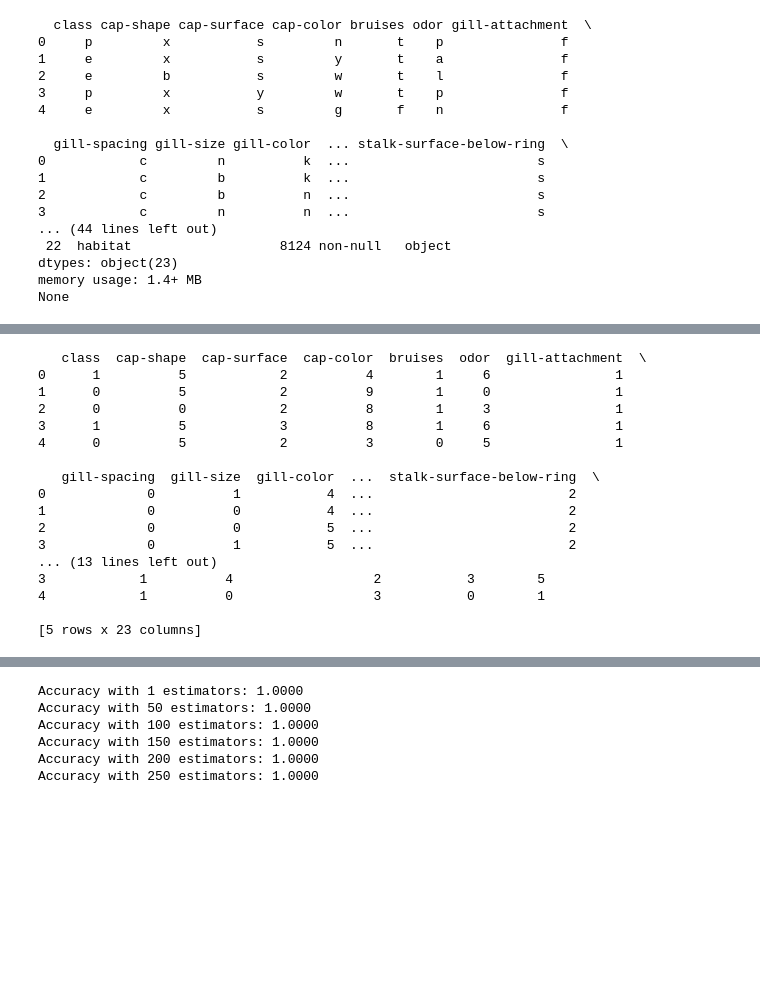
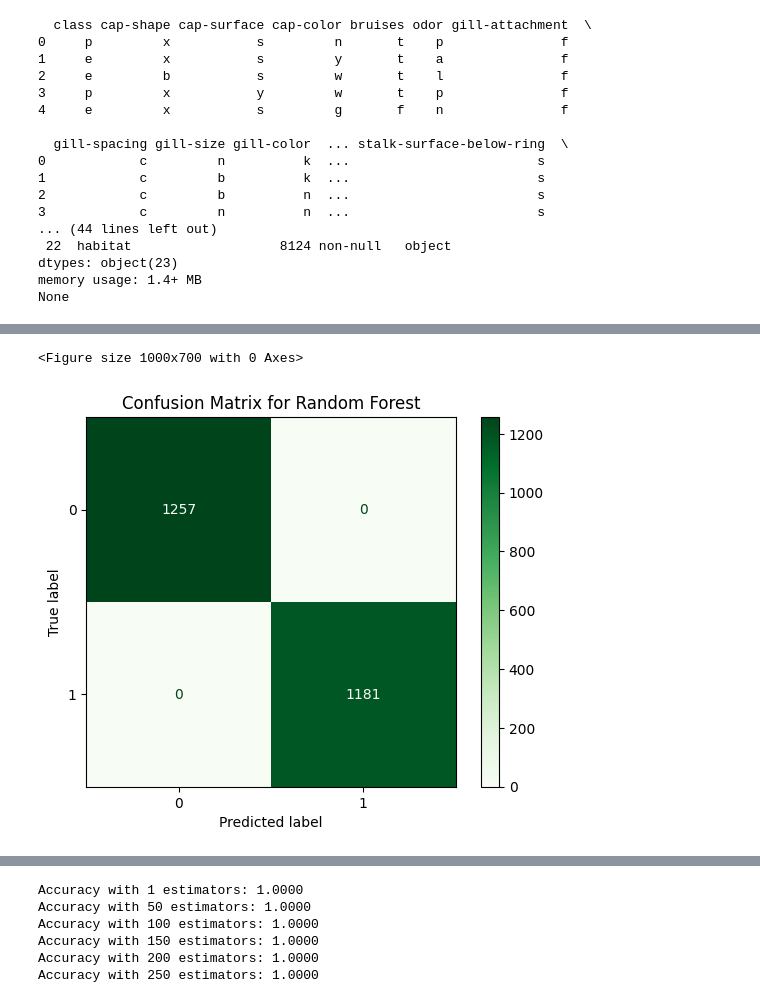
Before and after one commit to sanlamia/MLsummer24, a Jupyter notebook: Colaboratory_তে_স্বাগতম.ipynb, the cells around one changed output, grey strips where cells are left out. Saved outputs shown, nothing was run; the diff lists cells and outputs as text; code cells hidden in the pictures; blank space fills up the shorter version.

```diff
--- a/Colaboratory_তে_স্বাগতম.ipynb
+++ b/Colaboratory_তে_স্বাগতম.ipynb
@@ -82,29 +80,10 @@ plt.show()
-# %%
-from sklearn.preprocessing import LabelEncoder
-
-label_encoders = {}
-for column in data.columns:
-    le = LabelEncoder()
-    data[column] = le.fit_transform(data[column])
-    label_encoders[column] = le
-
-# Check the transformed data
-print(data.head())
-# %% [output]
-   class  cap-shape  cap-surface  cap-color  bruises  odor  gill-attachment  \
-0      1          5            2          4        1     6                1
-1      0          5            2          9        1     0                1
-2      0          0            2          8        1     3                1
-3      1          5            3          8        1     6                1
-4      0          5            2          3        0     5                1
-
-   gill-spacing  gill-size  gill-color  ...  stalk-surface-below-ring  \
-0             0          1           4  ...                         2
-1             0          0           4  ...                         2
-2             0          0           5  ...                         2
-3             0          1           5  ...                         2
-... (13 lines left out)
-3            1          4                  2           3        5
-4            1          0                  3           0        1
-
-[5 rows x 23 columns]
+# %%
+cm_rf = confusion_matrix(y_test, y_pred_rf, labels=rf_model.classes_)
+disp_rf = ConfusionMatrixDisplay(confusion_matrix=cm_rf, display_labels=rf_model.classes_)
+plt.figure(figsize=(10, 7))
+disp_rf.plot(cmap='Greens', values_format='d')
+plt.title('Confusion Matrix for Random Forest')
+plt.show()
+# %% [output]
+<Figure size 1000x700 with 0 Axes>
+[figure, added]
```
Also changed, not shown: parts of 6 cells of this notebook.
